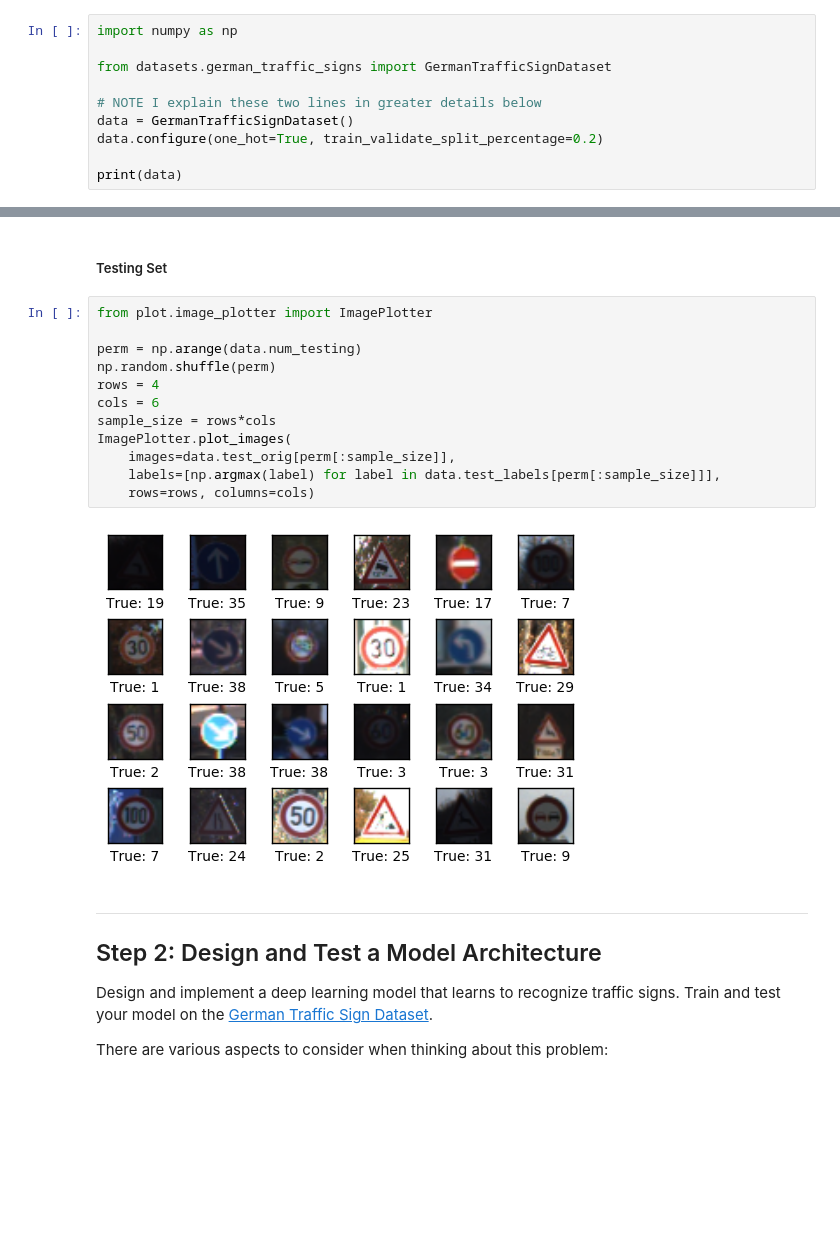
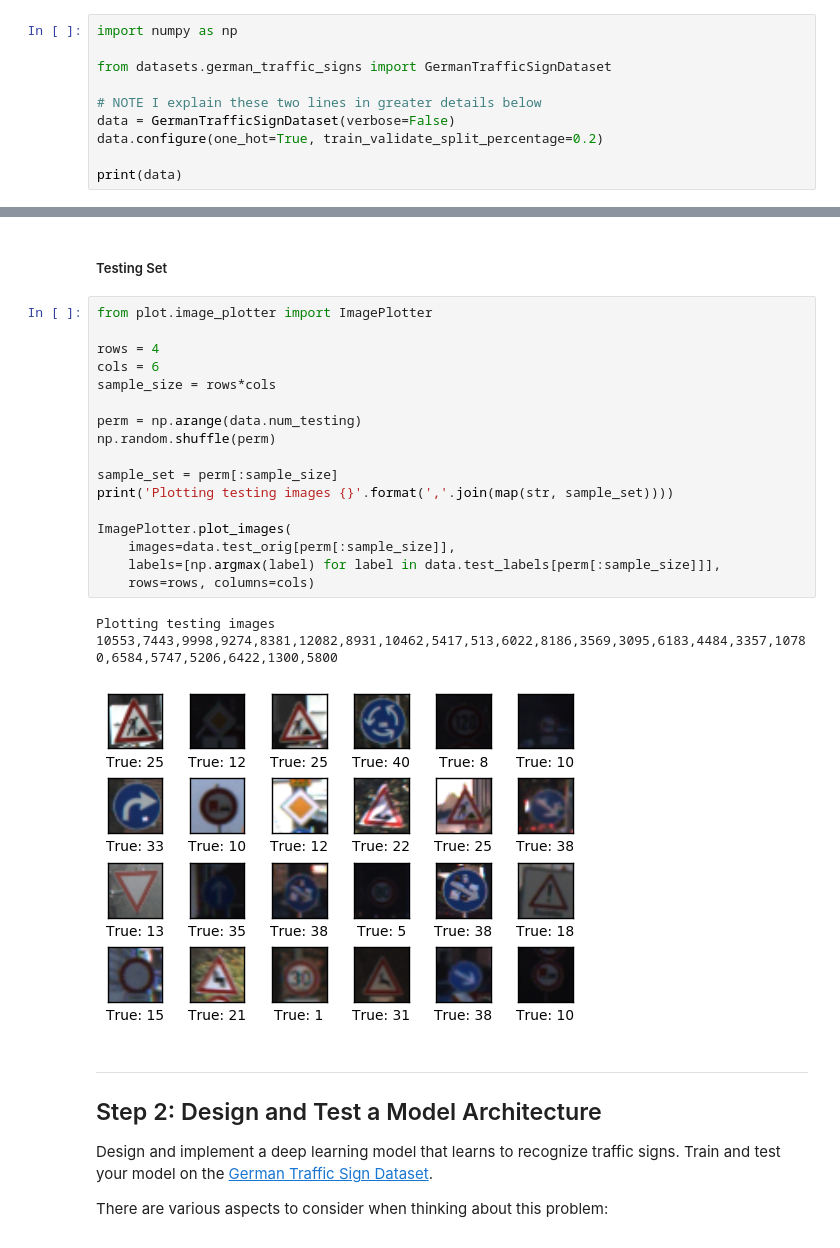
Before and after one commit to Olouge/traffic-sign-classification, a Jupyter notebook: single_layer_linear_neural_network.ipynb, the cells around one changed output, grey strips where cells are left out. Cells and saved outputs as stored; diff of their text form; blank space fills up the shorter version.

```diff
--- a/single_layer_linear_neural_network.ipynb
+++ b/single_layer_linear_neural_network.ipynb
@@ -32,7 +36,7 @@ import numpy as np
 from datasets.german_traffic_signs import GermanTrafficSignDataset
 
 # NOTE I explain these two lines in greater details below
-data = GermanTrafficSignDataset()
+data = GermanTrafficSignDataset(verbose=False)
 data.configure(one_hot=True, train_validate_split_percentage=0.2)
 
 print(data)
@@ -98,17 +109,23 @@ ImagePlotter.plot_images(
 # %%
 from plot.image_plotter import ImagePlotter
 
-perm = np.arange(data.num_testing)
-np.random.shuffle(perm)
 rows = 4
 cols = 6
 sample_size = rows*cols
+
+perm = np.arange(data.num_testing)
+np.random.shuffle(perm)
+
+sample_set = perm[:sample_size]
+print('Plotting testing images {}'.format(','.join(map(str, sample_set))))
+
 ImagePlotter.plot_images(
     images=data.test_orig[perm[:sample_size]],
     labels=[np.argmax(label) for label in data.test_labels[perm[:sample_size]]],
     rows=rows, columns=cols)
 # %% [output]
+Plotting testing images 10553,7443,9998,9274,8381,12082,8931,10462,5417,513,6022,8186,3569,3095,6183,4484,3357,10780,6584,5747,5206,6422,1300,5800
-[figure, old version]
+[figure, new version]
 # %% [markdown]
 ----
 
```
Also changed, not shown: parts of 19 cells of this notebook, 2 other files.
